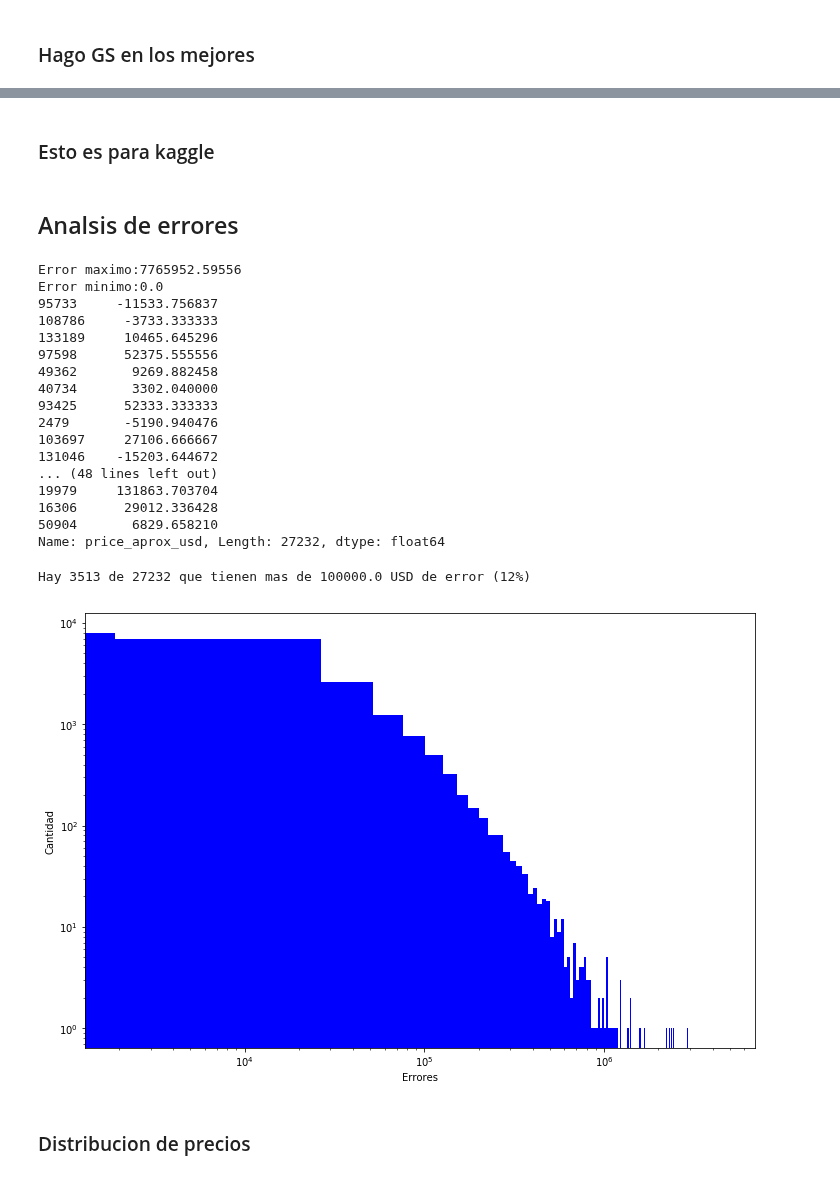
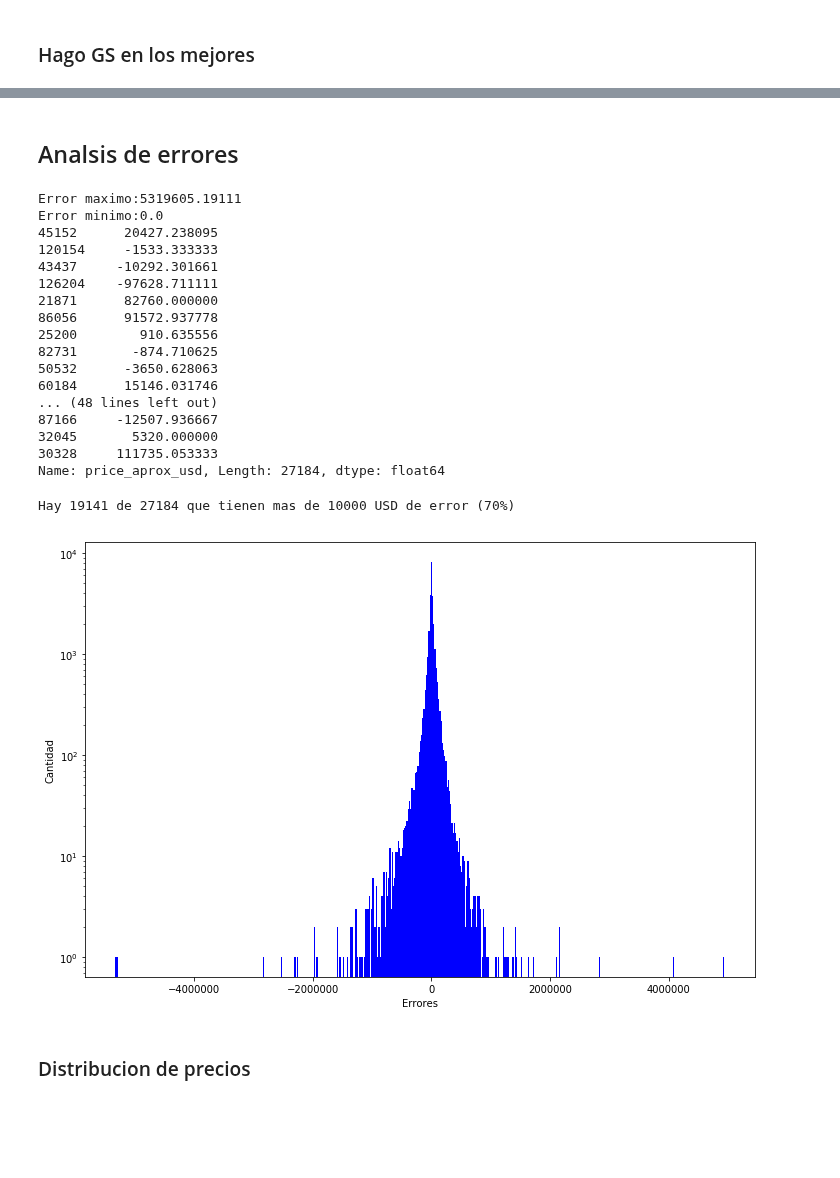
Before and after one commit to AlejandroDaneri/Machine-Learning-Properati, a Jupyter notebook: Random Forest.ipynb, the cells around one changed output, grey strips where cells are left out. Drawn from its saved outputs; the diff is of its cells as text; code cells hidden in the pictures; blank space fills up the shorter version.

Commit message:
primer submit a kaggle

```diff
--- a/Random Forest.ipynb
+++ b/Random Forest.ipynb
@@ -66,6 +66,7 @@ properati['property_type'] = le_tipo.transform(tipos_prop)
 properati.loc[:,('created_on')] = pd.to_datetime(properati['created_on'])
 properati['anio'] = [x.year for x in properati['created_on'] ]
 properati=properati.loc[properati.price_aprox_usd<1e7]
+properati=properati.loc[properati.surface_covered_in_m2<7000]
 print len(properati)
 properati=properati.groupby("place_name").filter(lambda x: len(x)>5)
 print len(properati)
@@ -75,5 +76,14 @@ print len(properati)
 # %% [markdown]
 # RF clasificador
+# %%
+cant_buckets = 10
+
+#buckets
+cantidad,rango = np.histogram(properati['surface_covered_in_m2'], bins=cant_buckets)
+properati['surface_covered_in_m2']=pd.cut(properati['surface_covered_in_m2'],rango,labels=np.arange(cant_buckets),include_lowest=True)
+#lo casteo a float porque si no tira error
+properati['surface_covered_in_m2']=properati['surface_covered_in_m2'].astype(np.float64)
+properati.groupby('categories_by_price').count().sort_values("lat",ascending=True)
 # %%
 cant_buckets = 200
 
@@ -275,2 +278,0 @@ search.score(X_test,y_test)
-# %% [markdown]
-### Esto es para kaggle
@@ -285,46 +283,45 @@ errores = mejor_rf.predict(X_test)-y_test
 print ("Error maximo:{0}\nError minimo:{1}".format( max(abs(errores)),min(abs(errores))))
 print(errores)
 # %% [output]
-Error maximo:7765952.59556
+Error maximo:5319605.19111
 Error minimo:0.0
-95733     -11533.756837
-108786     -3733.333333
-133189     10465.645296
-97598      52375.555556
-49362       9269.882458
-40734       3302.040000
-93425      52333.333333
-2479       -5190.940476
-103697     27106.666667
-131046    -15203.644672
+45152      20427.238095
+120154     -1533.333333
+43437     -10292.301661
+126204    -97628.711111
+21871      82760.000000
+86056      91572.937778
+25200        910.635556
+82731       -874.710625
+50532      -3650.628063
+60184      15146.031746
 ... (48 lines left out)
-19979     131863.703704
-16306      29012.336428
-50904       6829.658210
-Name: price_aprox_usd, Length: 27232, dtype: float64
+87166     -12507.936667
+32045       5320.000000
+30328     111735.053333
+Name: price_aprox_usd, Length: 27184, dtype: float64
 # %%
 count_max=0
-max_error=1e5
+max_error=10000
 lista=[]
 for error in errores:
     if abs(error)>=max_error:
         count_max+=1
         lista.append(abs(error))
-print ("Hay {0} de {1} que tienen mas de {2} USD de error ({3}%)".format(count_max,len(errores),max_error,100 * count_max/len(errores)))
+print ("Hay {0} de {1} que tienen mas de {2} USD de error ({3}%)".format(count_max,len(errores),max_error,100 * count_max//len(errores)))
 # %% [output]
-Hay 3513 de 27232 que tienen mas de 100000.0 USD de error (12%)
+Hay 19141 de 27184 que tienen mas de 10000 USD de error (70%)
 # %%
 # the histogram of the data
 plt.figure(figsize=(12,8))
 plt.hist(errores, 500, facecolor='blue')
 plt.xlabel('Errores')
 plt.ylabel('Cantidad')
 #plt.xlim(-1000, 1000) #para variar el "zoom a 0"
 plt.yscale('log')
-plt.xscale('log')
 plt.show()
 # %% [output]
-[figure, old version]
+[figure, new version]
 # %% [markdown]
 ###  Distribucion de precios
 # %%
```
Also changed, not shown: parts of 33 cells of this notebook, 3 other files.
